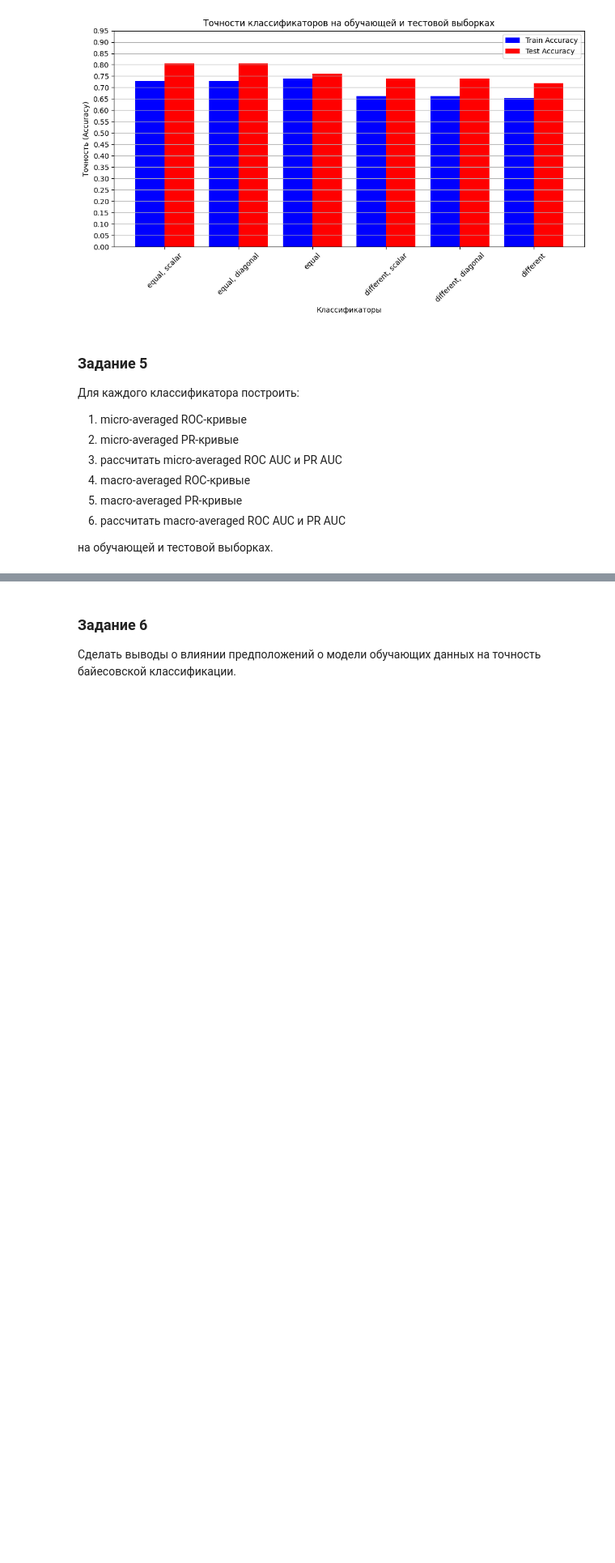
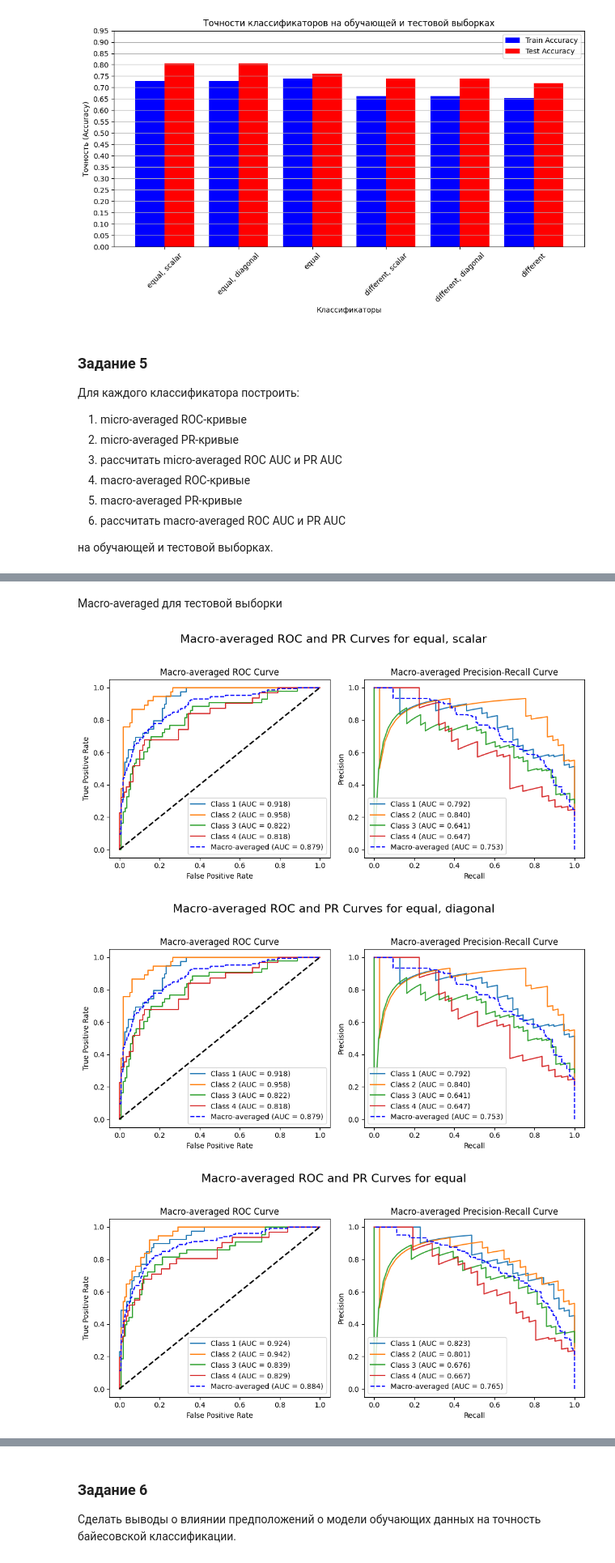
Before and after one commit to nekit2-002/ml-labs, a Jupyter notebook: laba2/laba2.ipynb, the cells around one changed output, grey strips where cells are left out. Shown at 81% size. Drawn from its saved outputs; the diff is of its cells as text; code cells hidden in the pictures; blank space fills up the shorter version.

```diff
--- a/laba2/laba2.ipynb
+++ b/laba2/laba2.ipynb
@@ -541,0 +582,9 @@ plot_roc_pr_curves(classifiers, X_train, y_train, X_test, y_test)
+# %% [markdown]
+Macro-averaged для тестовой выборки
+# %%
+for name, classifier in classifiers.items():
+    plot_macro_roc_pr_curves(classifier,name, X_test, y_test)
+# %% [output]
+[figure, added]
+[figure, added]
+[figure, added]
```
Also changed, not shown: parts of 14 cells of this notebook.
